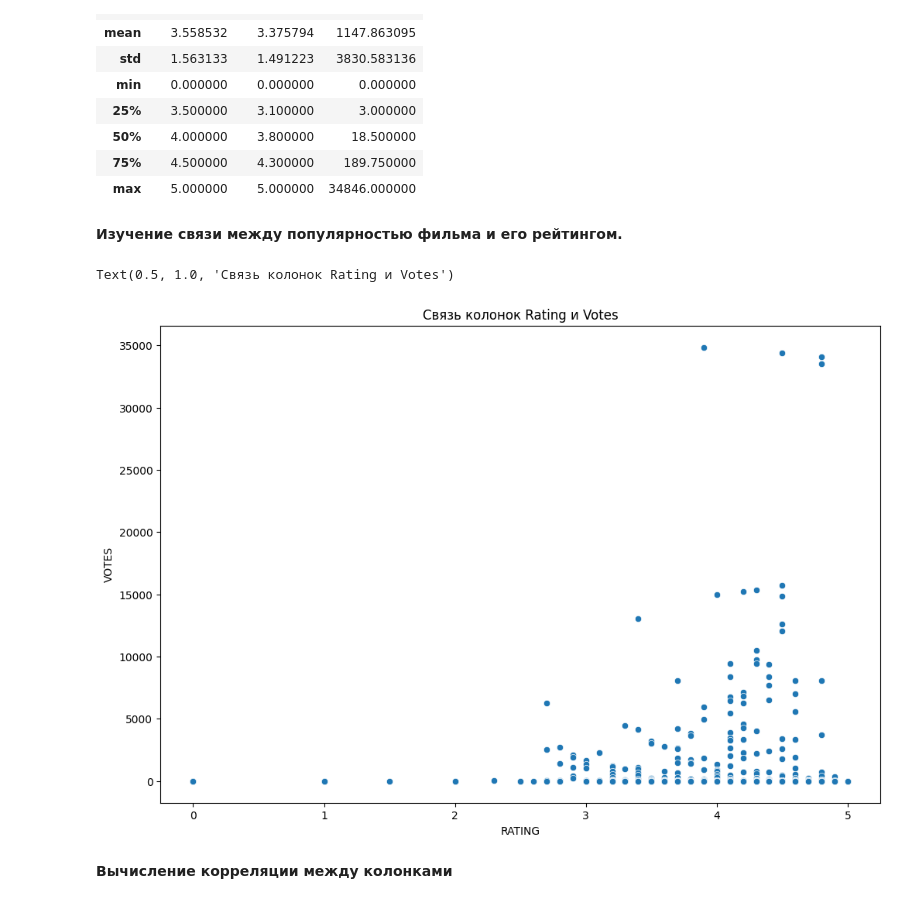
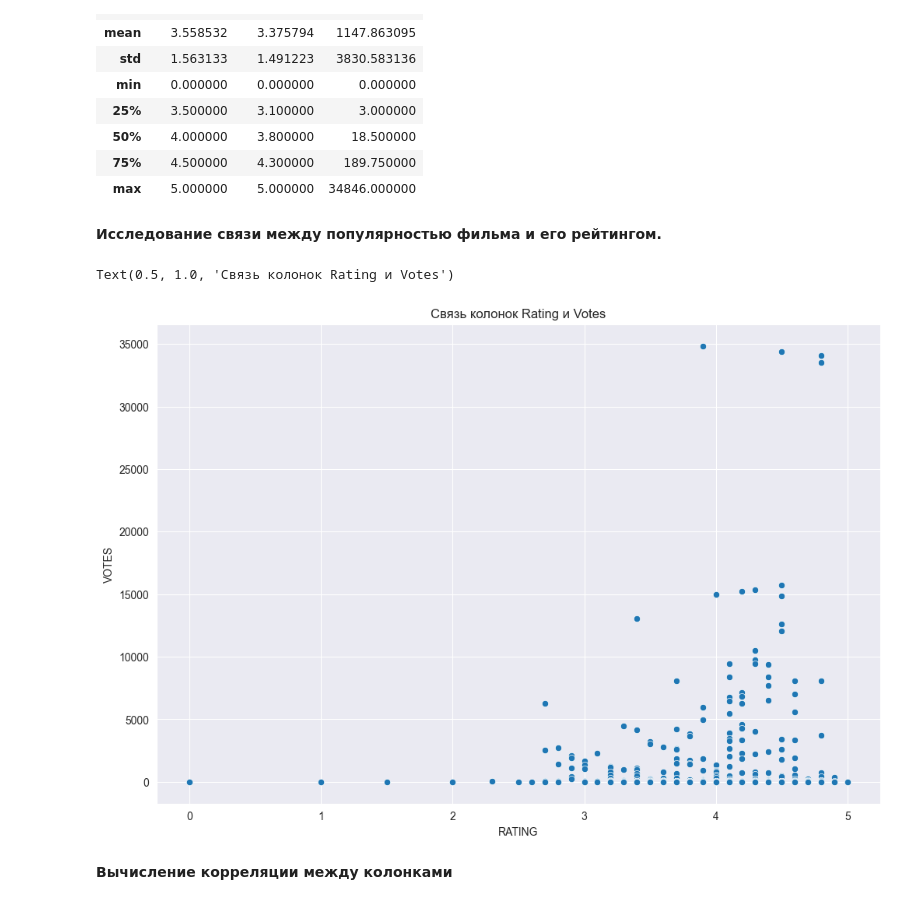
Before and after one commit to Safuanov888/Research-on-Fandango, a Jupyter notebook: Exposing Fandango.ipynb, the cells around one changed output. Saved outputs shown, nothing was run; the diff lists cells and outputs as text; code cells hidden in the pictures.

```diff
--- a/Exposing Fandango.ipynb
+++ b/Exposing Fandango.ipynb
@@ -50,14 +50,15 @@ fandango.describe()
 | 75% | 4.500000 | 4.300000 | 189.750000 |
 | max | 5.000000 | 5.000000 | 34846.000000 |
 # %% [markdown]
-**Изучение связи между популярностью фильма и его рейтингом.**
+**Исследование связи между популярностью фильма и его рейтингом.**
 # %%
 plt.figure(figsize=(12,8))
+sns.set_style('darkgrid')
 sns.scatterplot(data=fandango, x='RATING', y='VOTES')
 plt.title('Связь колонок Rating и Votes')
 # %% [output]
 Text(0.5, 1.0, 'Связь колонок Rating и Votes')
-[figure, old version]
+[figure, new version]
 # %% [markdown]
 **Вычисление корреляции между колонками**
 # %%
```
Also changed, not shown: parts of 49 cells of this notebook, 2 other files.
